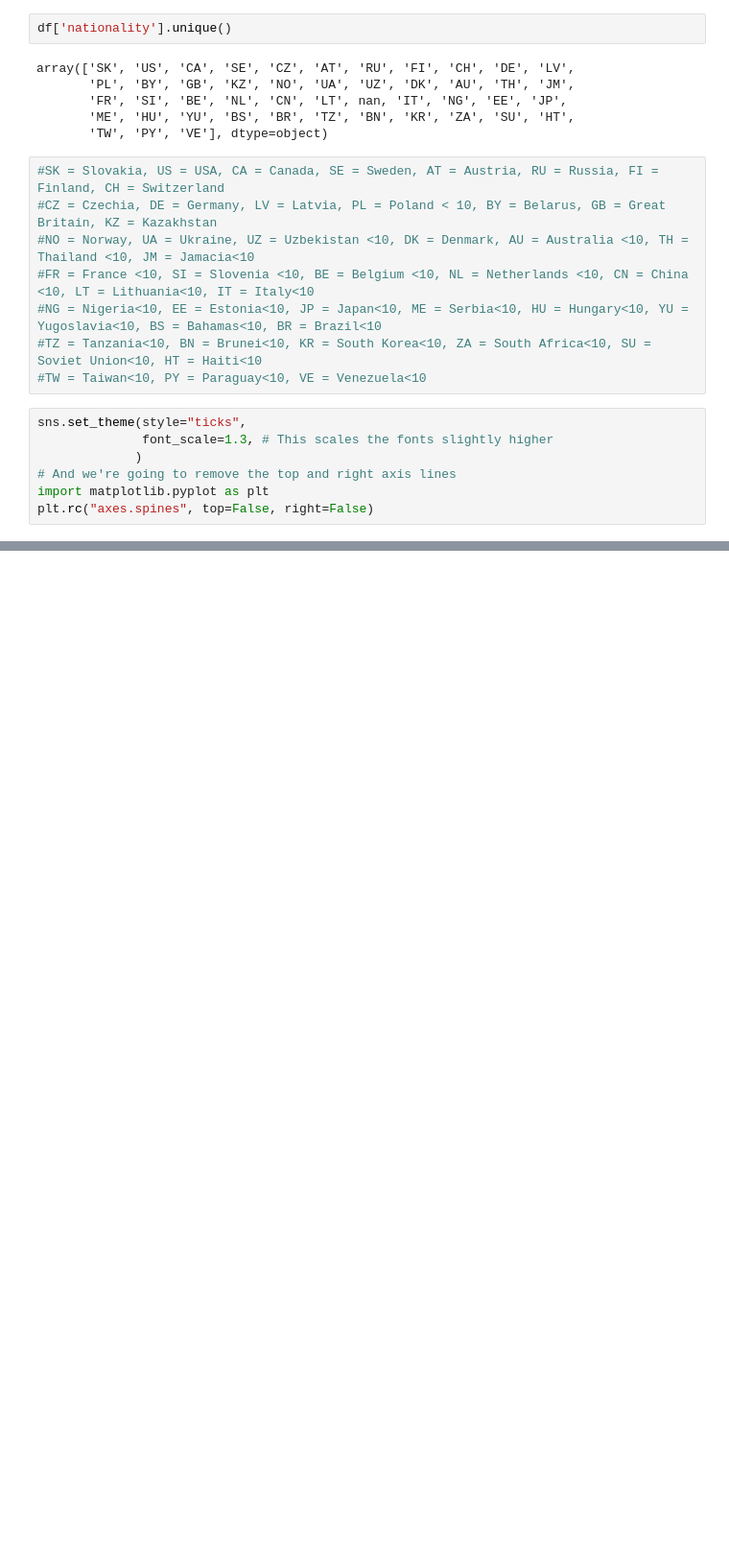
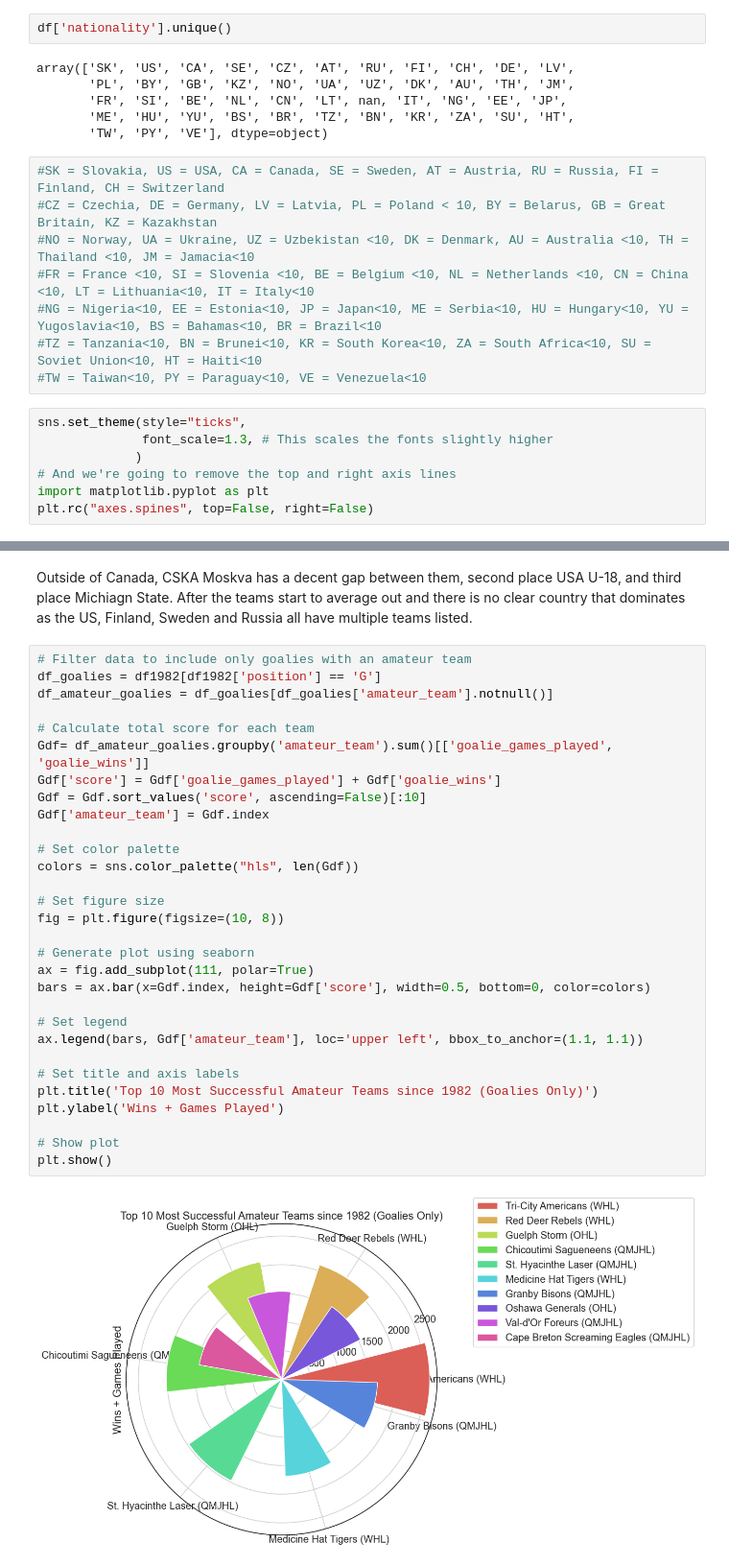
Before and after one commit to ubco-W2022T2-data301/project-group-group31, a Jupyter notebook: analysis/analysis3.ipynb, the cells around one changed output, grey strips where cells are left out. Shown: that part at 96% size. Drawn from its saved outputs; the diff is of its cells as text; blank space fills up the shorter version.

```diff
--- a/analysis/analysis3.ipynb
+++ b/analysis/analysis3.ipynb
@@ -109,0 +112,34 @@ plt.show()
+# %% [markdown]
+Outside of Canada, CSKA Moskva has a decent gap between them, second place USA U-18, and third place Michiagn State. After the teams start to average out and there is no clear country that dominates as the US, Finland, Sweden and Russia all have multiple teams listed.
+# %%
+# Filter data to include only goalies with an amateur team
+df_goalies = df1982[df1982['position'] == 'G']
+df_amateur_goalies = df_goalies[df_goalies['amateur_team'].notnull()]
+
+# Calculate total score for each team
+Gdf= df_amateur_goalies.groupby('amateur_team').sum()[['goalie_games_played', 'goalie_wins']]
+Gdf['score'] = Gdf['goalie_games_played'] + Gdf['goalie_wins']
+Gdf = Gdf.sort_values('score', ascending=False)[:10]
+Gdf['amateur_team'] = Gdf.index
+
+# Set color palette
+colors = sns.color_palette("hls", len(Gdf))
+
+# Set figure size
+fig = plt.figure(figsize=(10, 8))
+
+# Generate plot using seaborn
+ax = fig.add_subplot(111, polar=True)
+bars = ax.bar(x=Gdf.index, height=Gdf['score'], width=0.5, bottom=0, color=colors)
+
+# Set legend
+ax.legend(bars, Gdf['amateur_team'], loc='upper left', bbox_to_anchor=(1.1, 1.1))
+
+# Set title and axis labels
+plt.title('Top 10 Most Successful Amateur Teams since 1982 (Goalies Only)')
+plt.ylabel('Wins + Games Played')
+
+# Show plot
+plt.show()
+# %% [output]
+[figure, added]
```
Also changed, not shown: parts of 11 cells of this notebook.
